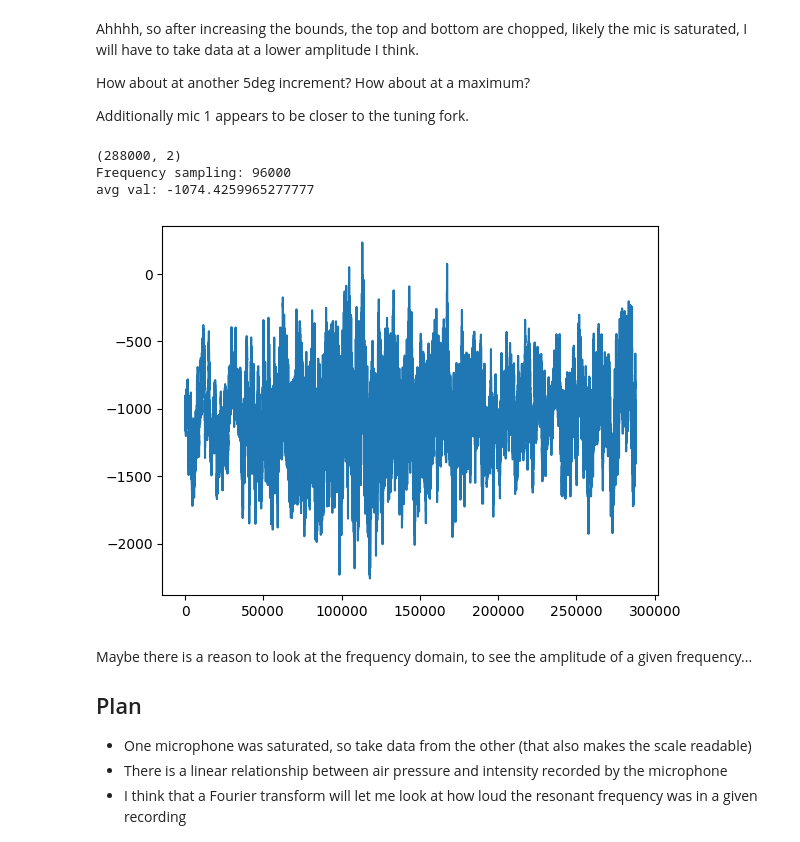
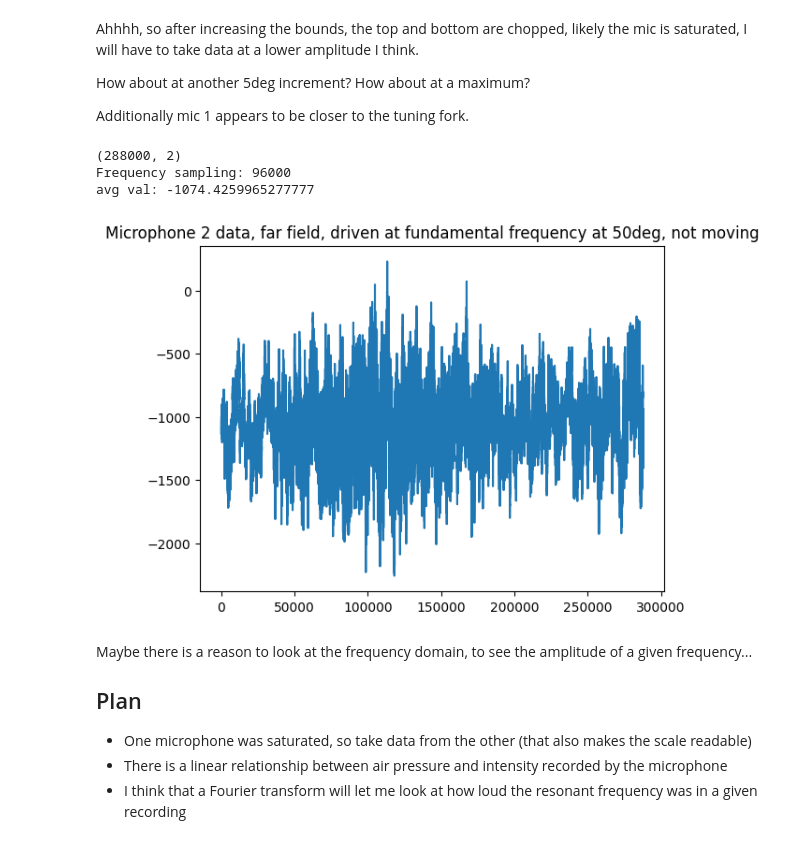
Before and after one commit to julianLapenna12/acoustic_radiation_modelling, a Jupyter notebook: notebooks/Ex1.acoustics.notebook.ipynb, the cells around one changed output. Cells and saved outputs as stored; diff of their text form; code cells hidden in the pictures.

Commit message:
summary graphs

```diff
--- a/notebooks/Ex1.acoustics.notebook.ipynb
+++ b/notebooks/Ex1.acoustics.notebook.ipynb
@@ -204,17 +204,18 @@ Additionally mic 1 appears to be closer to the tuning fork.
 # %%
 filename = '../data/p800-f365-a05-t03-f.wav'
 samplerate, data = wavfile.read(filename)
 
 print(data.shape)
 print ("Frequency sampling:", samplerate)
 
 plt.plot(np.take(data, 1, axis=1))
+plt.title('Microphone 2 data, far field, driven at fundamental frequency at 50deg, not moving')
 print('avg val:', np.average(np.take(data, 1, axis=1)))
 # %% [output]
 (288000, 2)
 Frequency sampling: 96000
 avg val: -1074.4259965277777
-[figure, old version]
+[figure, new version]
 # %% [markdown]
 Maybe there is a reason to look at the frequency domain, to see the amplitude of a given frequency...
 
```
Also changed, not shown: parts of 12 cells of this notebook.
